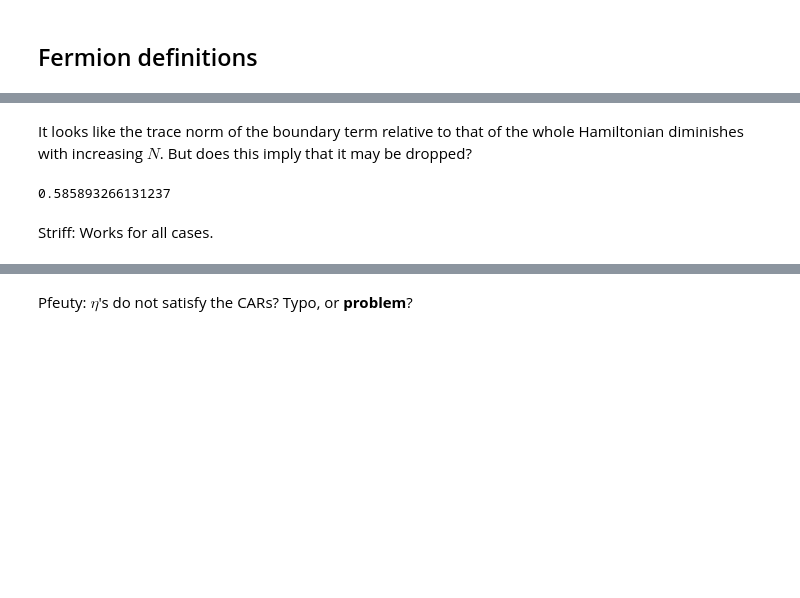
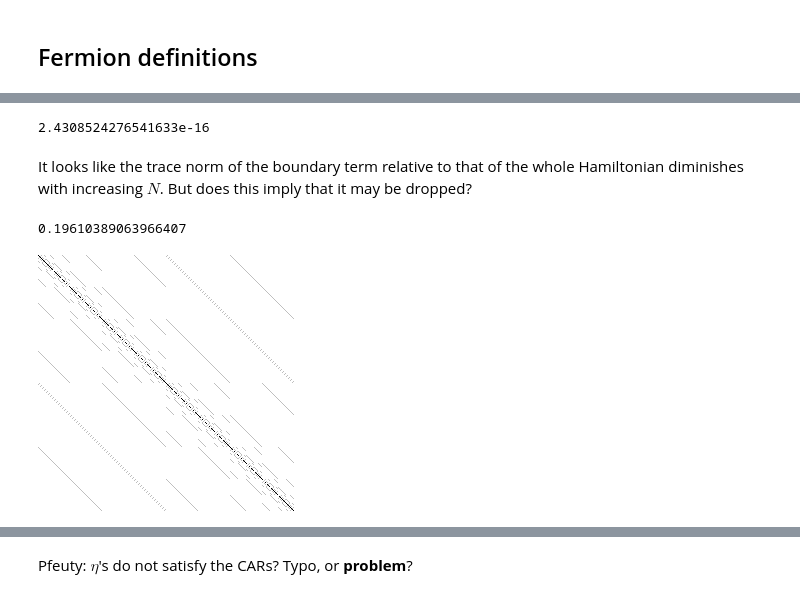
Before and after one commit to jfjhh/reed-thesis, a Jupyter notebook: notebooks/transverse-ising.ipynb, the cells around one changed output, grey strips where cells are left out. Saved outputs shown, nothing was run; the diff lists cells and outputs as text; code cells hidden in the pictures; blank space fills up the shorter version.

```diff
--- a/notebooks/transverse-ising.ipynb
+++ b/notebooks/transverse-ising.ipynb
@@ -47,7 +68,7 @@ $$
 $$
 where $2\lambda = J / \Gamma$.
 # %%
-λ = 1.5 # Pfeuty with Γ=1, so
+λ = 0.5 # Pfeuty with Γ=1, so
 Hs = -sum(site(i, sz)/2 + 2λ*site(i, sx)*site(i+1, sx)/4 for i in 1:N);
 # %% [markdown]
 ## Fermion definitions
@@ -86,8 +104,14 @@ Hc = I*(N/2) + Hend - sum(
+# %%
+trnorm(Hs - Hc) / 2^N
+# %% [output]
+2.4308524276541633e-16
 # %% [markdown]
 It looks like the trace norm of the boundary term relative to that of the whole Hamiltonian diminishes with increasing $N$. But does this imply that it may be dropped?
-# %%
-(tracenorm ∘ dense)(Hend) / (tracenorm ∘ dense)(Hs)
-# %% [output]
-0.585893266131237
-# %% [markdown]
-Striff: Works for all cases.
+# %%
+trnorm(Hend) / trnorm(Hs)
+# %% [output]
+0.19610389063966407
+# %%
+matriximage(Hs - Hend)
+# %% [output]
+[figure, added]
```
Also changed, not shown: parts of 82 cells of this notebook, 3 other files.
